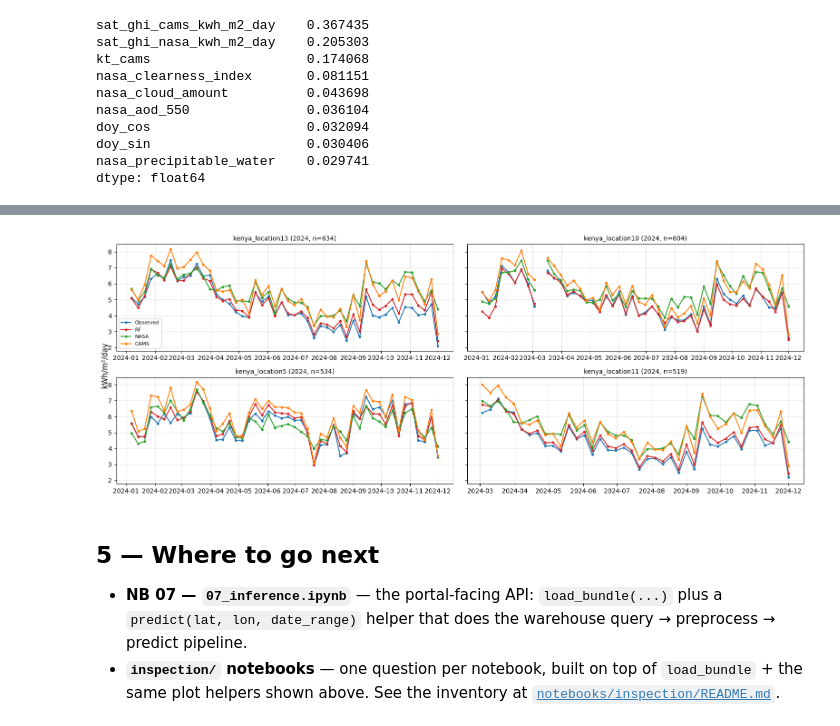
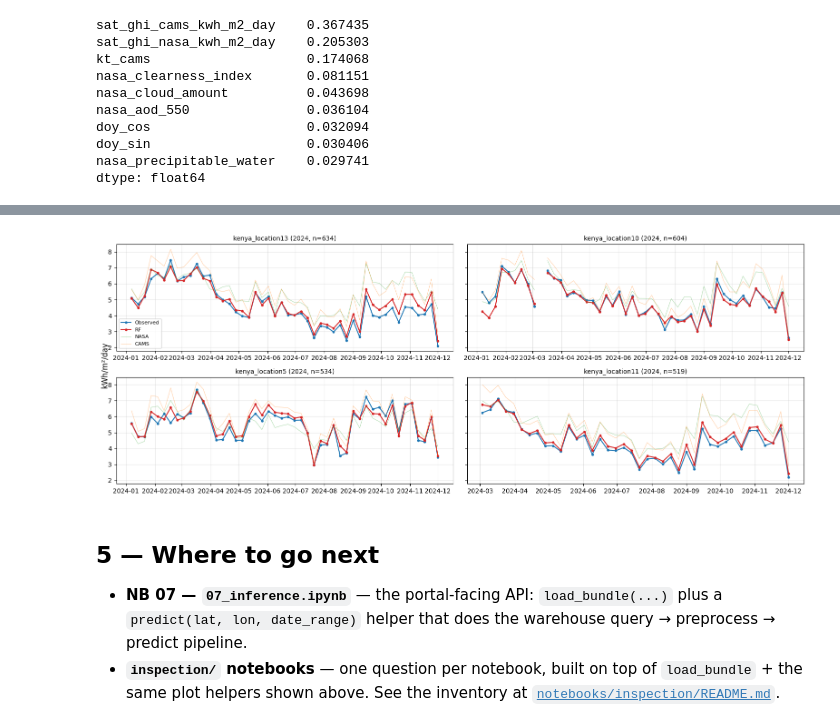
Before and after one commit to Marconi-Lab/SolarIrradiation, a Jupyter notebook: notebooks/tutorial/06_evaluation.ipynb, the cells around one changed output, grey strips where cells are left out. Drawn from its saved outputs; the diff is of its cells as text; code cells hidden in the pictures.

Commit message:
fixed the plots

```diff
--- a/notebooks/tutorial/06_evaluation.ipynb
+++ b/notebooks/tutorial/06_evaluation.ipynb
@@ -488,16 +494,16 @@ dtype: float64
 # %%
 plot_training_fit_timeseries(
     all_df,
     observed_column="y_ghi_kwh_m2_day",
-    series_columns={
-        "RF":   "y_pred",
+    prediction_series={"RF": "y_pred"},
+    reference_series={
         "NASA": "sat_ghi_nasa_kwh_m2_day",
         "CAMS": "sat_ghi_cams_kwh_m2_day",
     },
     n_stations=4,
 )
 # %% [output]
-[figure, old version]
+[figure, new version]
 # %% [markdown]
 ## 5 — Where to go next
 
```
Also changed, not shown: parts of 2 cells of this notebook, 3 other files.
